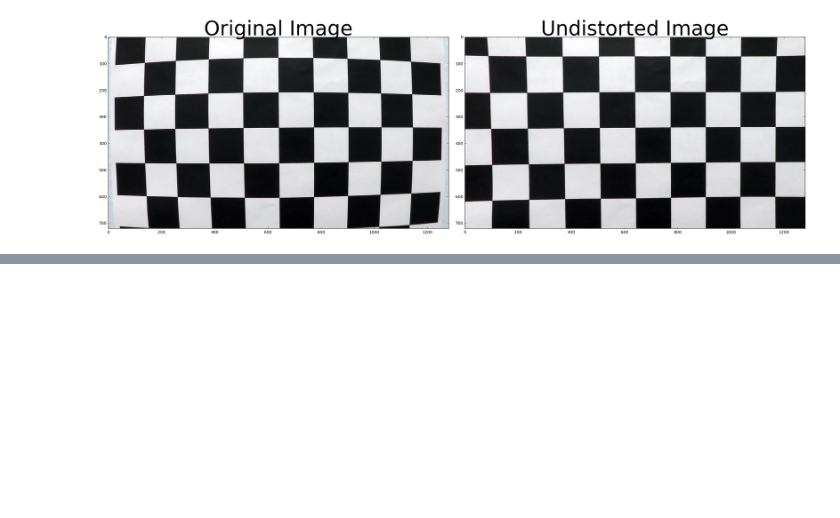
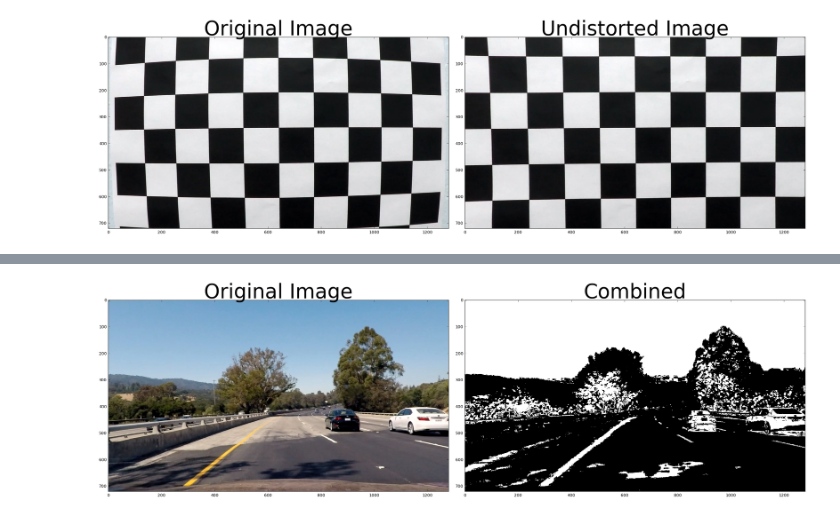
Before and after one commit to deniskrut/Advanced-Lane-Finding, a Jupyter notebook: advanced-lane-finder.ipynb, the cells around one changed output, grey strips where cells are left out. Cells and saved outputs as stored; diff of their text form; code cells hidden in the pictures; blank space fills up the shorter version.

Commit message:
Combining color and gradient

```diff
--- a/advanced-lane-finder.ipynb
+++ b/advanced-lane-finder.ipynb
@@ -60,0 +63,93 @@ Chessboard corner detection failed: ../CarND-Advanced-Lane-Lines/camera_cal/cali
+# %%
+def abs_sobel_thresh(gray, orient='x', sobel_kernel=3, thresh=(0, 255)):
+    # Calculate directional gradient
+    # Apply threshold
+
+    # 2) Take the derivative in x or y given orient = 'x' or 'y'
+    if orient == 'x':
+        sobel = cv2.Sobel(gray, cv2.CV_64F, 1, 0)
+    else:
+        sobel = cv2.Sobel(gray, cv2.CV_64F, 0, 1)
+    # 3) Take the absolute value of the derivative or gradient
+    abs_sobel = np.absolute(sobel)
+    # 4) Scale to 8-bit (0 - 255) then convert to type = np.uint8
+    scaled_sobel = np.uint8(255*abs_sobel/np.max(abs_sobel))
+    # 5) Create a mask of 1's where the scaled gradient magnitude
+    # is > thresh_min and < thresh_max
+    sxbinary = np.zeros_like(scaled_sobel)
+    sxbinary[(scaled_sobel >= thresh[0]) & (scaled_sobel <= thresh[1])] = 1
+    # 6) Return this mask as your binary_output image
+    return sxbinary
+
+def mag_thresh(gray, sobel_kernel=3, mag_thresh=(0, 255)):
+    # Calculate gradient magnitude
+    # Apply threshold
+
+    # 2) Take the gradient in x and y separately
+    sobel_x = cv2.Sobel(gray, cv2.CV_64F, 1, 0, ksize=sobel_kernel)
+    sobel_y = cv2.Sobel(gray, cv2.CV_64F, 0, 1, ksize=sobel_kernel)
+    # 3) Calculate the magnitude
+    magnitude = np.sqrt(pow(sobel_x, 2) + pow(sobel_y, 2))
+    # 5) Scale to 8-bit (0 - 255) and convert to type = np.uint8
+    scaled_sobel = np.uint8(255*magnitude/np.max(magnitude))
+    # 6) Create a binary mask where mag thresholds are met
+    sxbinary = np.zeros_like(scaled_sobel)
+    sxbinary[(scaled_sobel >= mag_thresh[0]) & (scaled_sobel <= mag_thresh[1])] = 1
+    # 7) Return this mask as your binary_output image
+    return sxbinary
+
+def dir_threshold(gray, sobel_kernel=3, thresh=(0, np.pi/2)):
+    # Calculate gradient direction
+    # Apply threshold
+
+    # 2) Take the gradient in x and y separately
+    sobel_x = cv2.Sobel(gray, cv2.CV_64F, 1, 0, ksize=sobel_kernel)
+    sobel_y = cv2.Sobel(gray, cv2.CV_64F, 0, 1, ksize=sobel_kernel)
+    # 3) Take the absolute value of the x and y gradients
+    abs_sobelx = np.absolute(sobel_x)
+    abs_sobely = np.absolute(sobel_y)
+    # 4) Use np.arctan2(abs_sobely, abs_sobelx) to calculate the direction of the gradient
+    direction = np.arctan2(abs_sobely, abs_sobelx)
+    # 5) Create a binary mask where direction thresholds are met
+    sxbinary = np.zeros_like(direction)
+    sxbinary[(direction >= thresh[0]) & (direction <= thresh[1])] = 1
+    # 6) Return this mask as your binary_output image
+    return sxbinary
+
+def hls_select(S, thresh=(0, 255)):
+    # 2) Apply a threshold to the S channel
+    binary_output = np.zeros_like(S)
+    binary_output[(S > thresh[0]) & (S <= thresh[1])] = 1
+    # 3) Return a binary image of threshold result
+    return binary_output
+
+# Read in an image
+raw_test_image = mpimg.imread('../CarND-Advanced-Lane-Lines/test_images/test4.jpg')
+image = cv2.undistort(raw_test_image, mtx, dist, None, mtx)
+
+hls = cv2.cvtColor(image, cv2.COLOR_RGB2HLS)
+S = hls[:,:,2]
+
+# Choose a Sobel kernel size
+ksize = 3 # Choose a larger odd number to smooth gradient measurements
+
+# Apply each of the thresholding functions
+gradx = abs_sobel_thresh(S, orient='x', sobel_kernel=ksize, thresh=(20, 100))
+grady = abs_sobel_thresh(S, orient='y', sobel_kernel=ksize, thresh=(20, 100))
+mag_binary = mag_thresh(S, sobel_kernel=ksize, mag_thresh=(30, 100))
+dir_binary = dir_threshold(S, sobel_kernel=ksize, thresh=(0.7, 1.3))
+hls_binary = hls_select(S, thresh=(90, 255))
+
+combined = np.zeros_like(dir_binary)
+combined[(((gradx == 1) & (grady == 1)) | ((mag_binary == 1) & (dir_binary == 1))) | (hls_binary == 1)] = 1
+
+# Plot the result
+f, (ax1, ax2) = plt.subplots(1, 2, figsize=(24, 9))
+f.tight_layout()
+ax1.imshow(image)
+ax1.set_title('Original Image', fontsize=50)
+ax2.imshow(combined, cmap='gray')
+ax2.set_title('Combined', fontsize=50)
+plt.subplots_adjust(left=0., right=1, top=0.9, bottom=0.)
+# %% [output]
+[figure, added]
```
Also changed, not shown: parts of 1 cell of this notebook.
